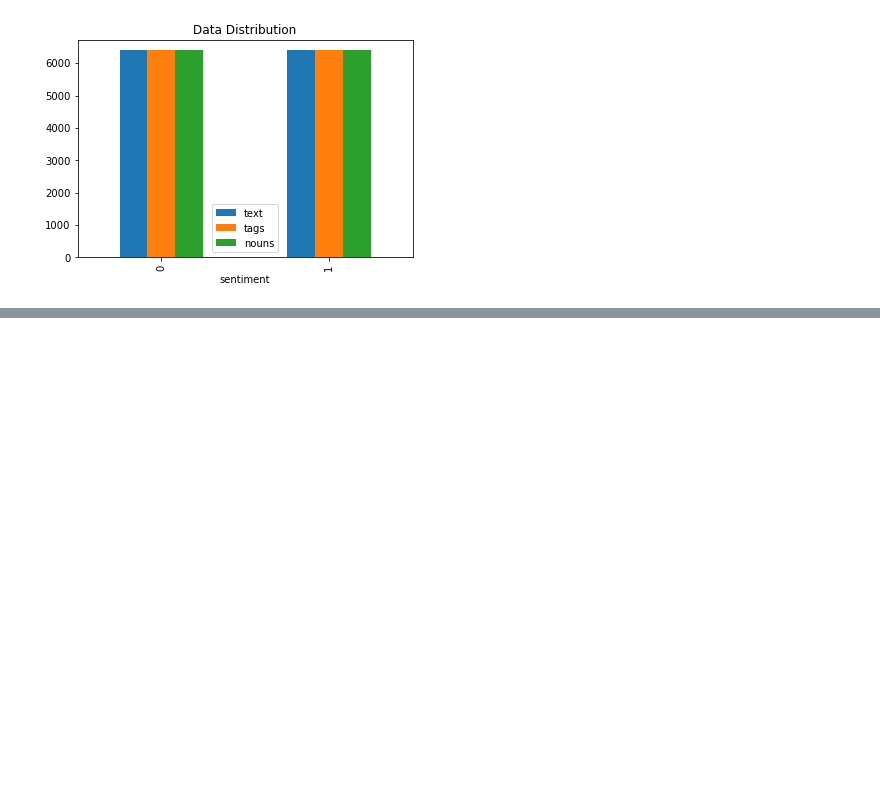
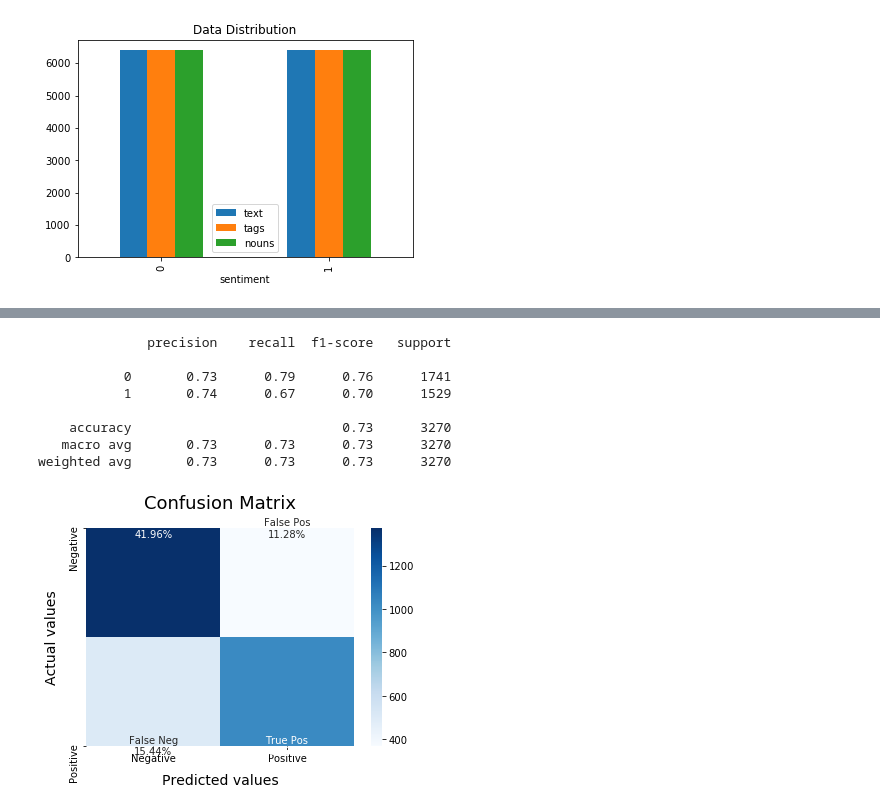
Before and after one commit to Kelvin-Arellano/Twitter_nlp_project, a Jupyter notebook: EDA.ipynb, the cells around one changed output, grey strips where cells are left out. Cells and saved outputs as stored; diff of their text form; code cells hidden in the pictures; blank space fills up the shorter version.

```diff
--- a/EDA.ipynb
+++ b/EDA.ipynb
@@ -275,0 +374,14 @@ plt.imshow(wc)
+# %%
+LRmodel = LogisticRegression(C = 2, max_iter = 1000, n_jobs=-1)
+LRmodel.fit(X_train, y_train)
+model_Evaluate(LRmodel)
+# %% [output]
+              precision    recall  f1-score   support
+
+           0       0.73      0.79      0.76      1741
+           1       0.74      0.67      0.70      1529
+
+    accuracy                           0.73      3270
+   macro avg       0.73      0.73      0.73      3270
+weighted avg       0.73      0.73      0.73      3270
+[figure, added]
```
Also changed, not shown: parts of 13 cells of this notebook.
